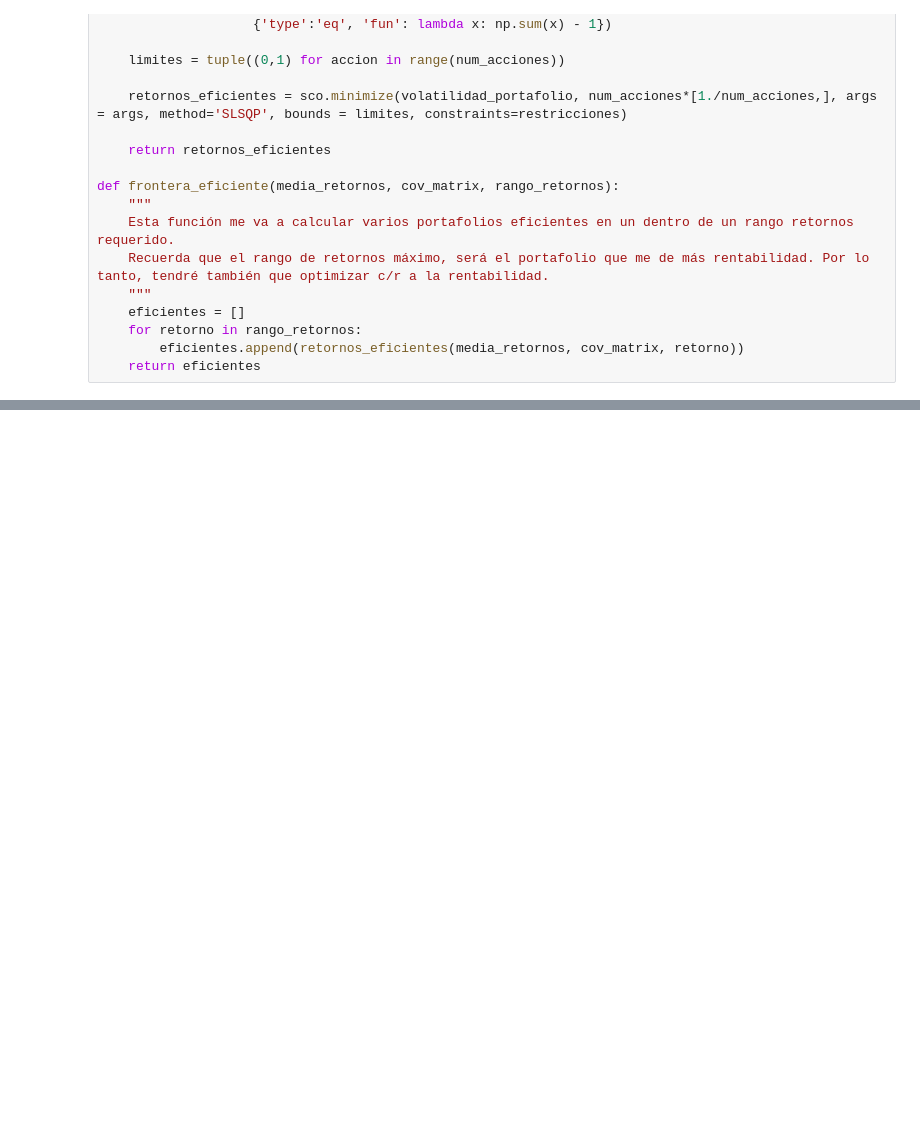
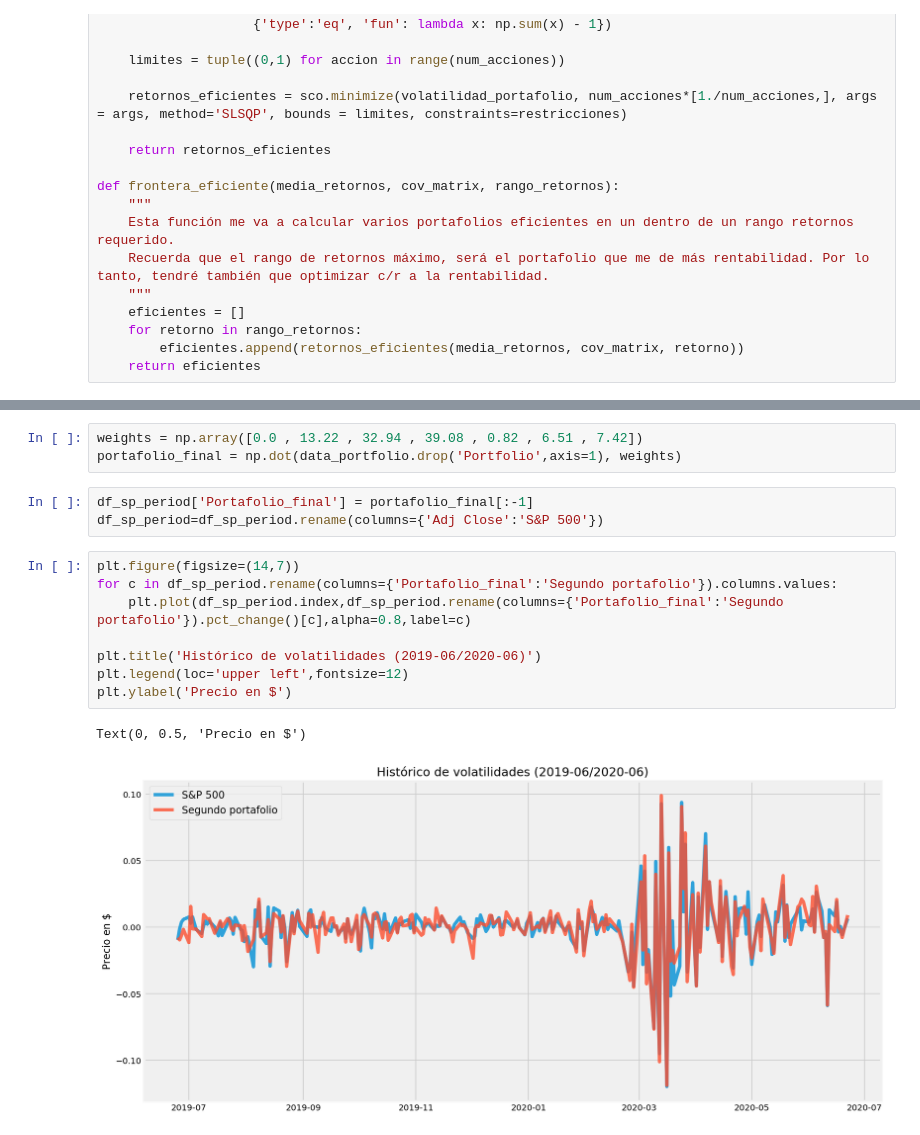
Before and after one commit to PBenavides/Practice_Notebooks, a Jupyter notebook: Finance_with_Python/Markowitz_portafolio.ipynb, the cells around one changed output, grey strips where cells are left out. Saved outputs shown, nothing was run; the diff lists cells and outputs as text; blank space fills up the shorter version.

```diff
--- a/Finance_with_Python/Markowitz_portafolio.ipynb
+++ b/Finance_with_Python/Markowitz_portafolio.ipynb
@@ -266,0 +275,17 @@ Posicion  0.0  0.0  0.0   0.0  0.0  800000.0  0.0
+# %%
+weights = np.array([0.0 , 13.22 , 32.94 , 39.08 , 0.82 , 6.51 , 7.42])
+portafolio_final = np.dot(data_portfolio.drop('Portfolio',axis=1), weights)
+# %%
+df_sp_period['Portafolio_final'] = portafolio_final[:-1]
+df_sp_period=df_sp_period.rename(columns={'Adj Close':'S&P 500'})
+# %%
+plt.figure(figsize=(14,7))
+for c in df_sp_period.rename(columns={'Portafolio_final':'Segundo portafolio'}).columns.values:
+    plt.plot(df_sp_period.index,df_sp_period.rename(columns={'Portafolio_final':'Segundo portafolio'}).pct_change()[c],alpha=0.8,label=c)
+
+plt.title('Histórico de volatilidades (2019-06/2020-06)')
+plt.legend(loc='upper left',fontsize=12)
+plt.ylabel('Precio en $')
+# %% [output]
+Text(0, 0.5, 'Precio en $')
+[figure, added]
```
Also changed, not shown: parts of 24 cells of this notebook, 3 other files.
